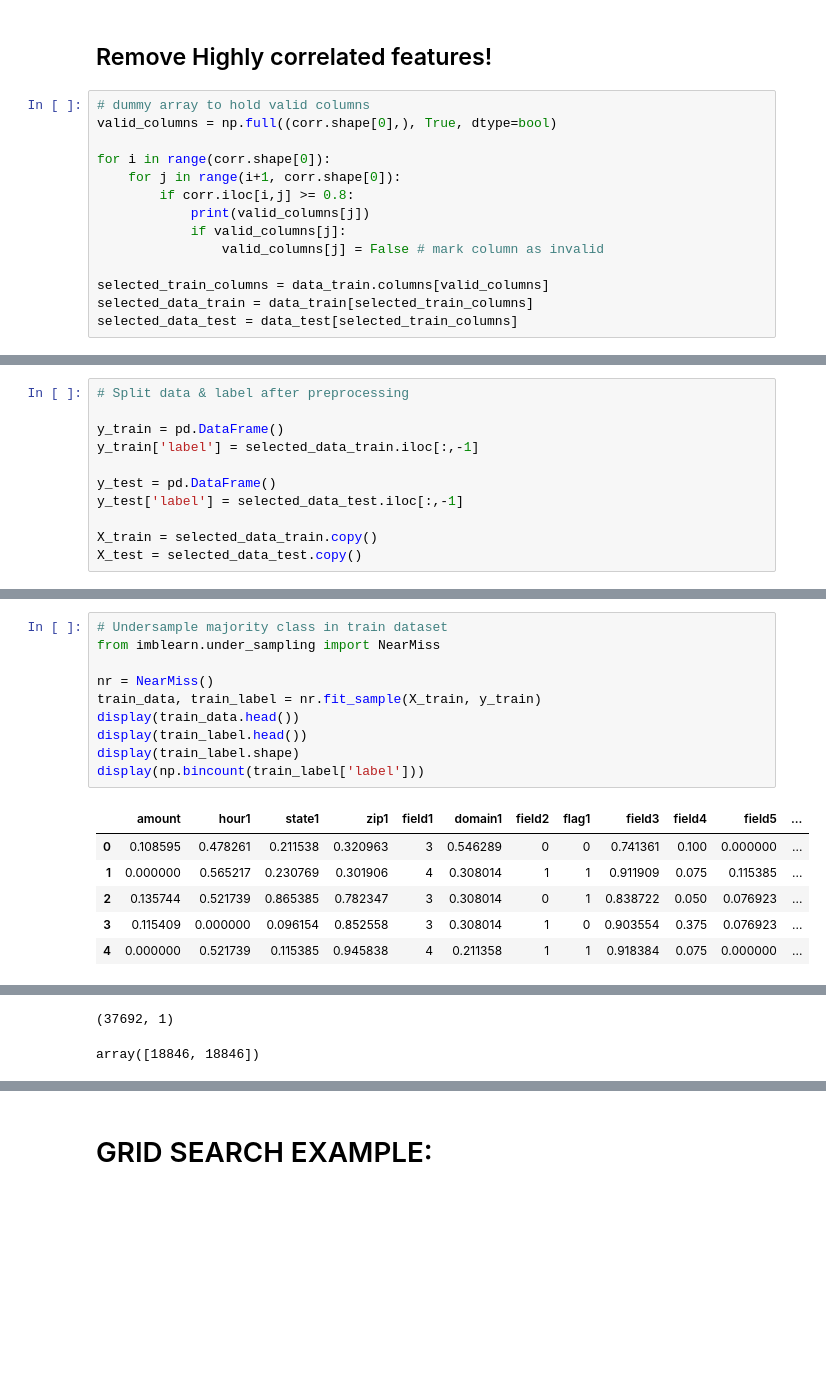
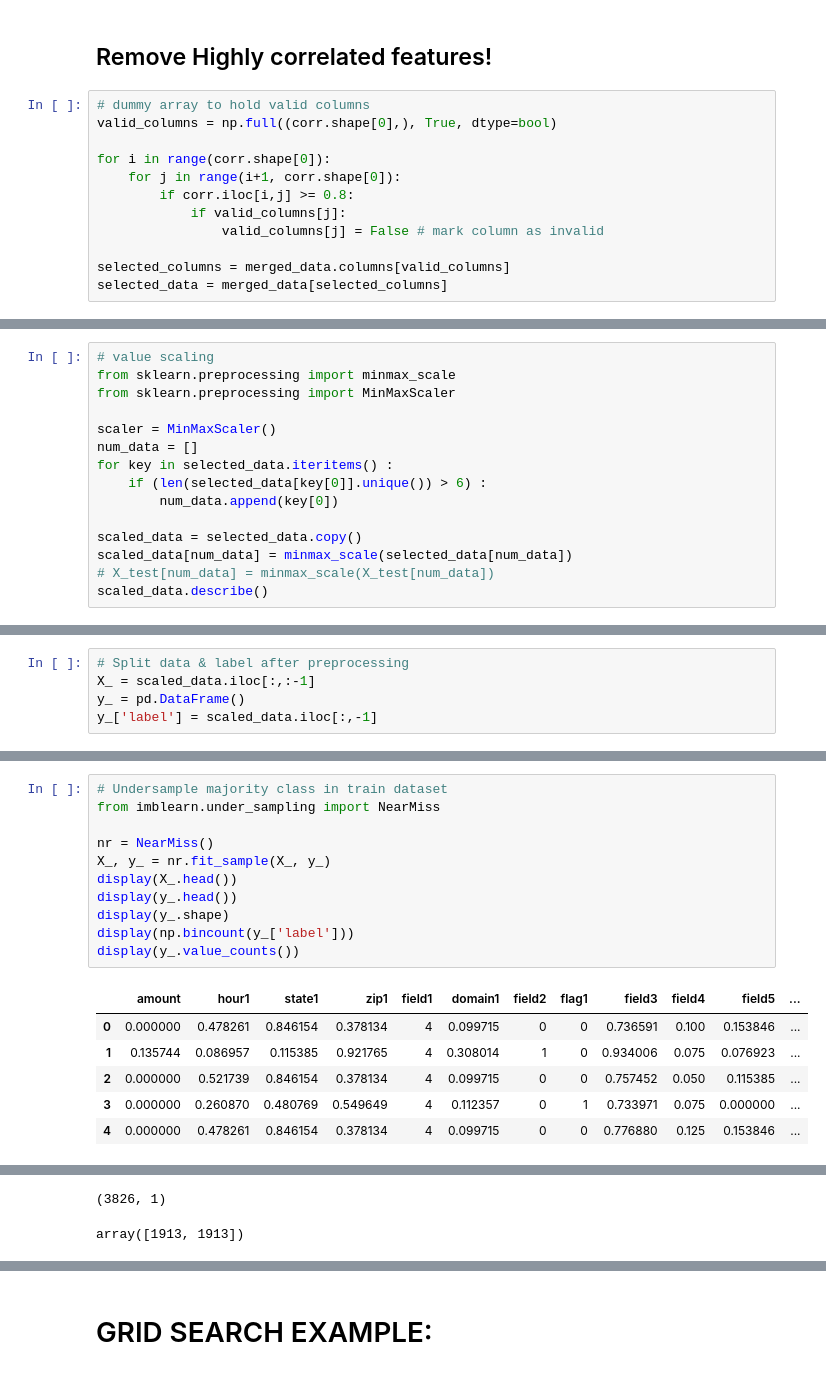
Before and after one commit to Kumaken/data-science-and-data-mining, a Jupyter notebook: FraudDetection/FraudDetection.ipynb, the cells around one changed output, grey strips where cells are left out. Saved outputs shown, nothing was run; the diff lists cells and outputs as text; blank space fills up the shorter version.

```diff
--- a/FraudDetection/FraudDetection.ipynb
+++ b/FraudDetection/FraudDetection.ipynb
@@ -190,10 +230,8 @@ valid_columns = np.full((corr.shape[0],), True, dtype=bool)
 for i in range(corr.shape[0]):
     for j in range(i+1, corr.shape[0]):
         if corr.iloc[i,j] >= 0.8:
-            print(valid_columns[j])
             if valid_columns[j]:
                 valid_columns[j] = False # mark column as invalid
 
-selected_train_columns = data_train.columns[valid_columns]
-selected_data_train = data_train[selected_train_columns]
-selected_data_test = data_test[selected_train_columns]
+selected_columns = merged_data.columns[valid_columns]
+selected_data = merged_data[selected_columns]
@@ -202,0 +247,15 @@ True
+# %%
+# value scaling
+from sklearn.preprocessing import minmax_scale
+from sklearn.preprocessing import MinMaxScaler
+
+scaler = MinMaxScaler()
+num_data = []
+for key in selected_data.iteritems() :
+    if (len(selected_data[key[0]].unique()) > 6) :
+        num_data.append(key[0])
+
+scaled_data = selected_data.copy()
+scaled_data[num_data] = minmax_scale(selected_data[num_data])
+# X_test[num_data] = minmax_scale(X_test[num_data])
+scaled_data.describe()
@@ -203,11 +281,5 @@ True
 # %%
 # Split data & label after preprocessing
-
-y_train = pd.DataFrame()
-y_train['label'] = selected_data_train.iloc[:,-1]
-
-y_test = pd.DataFrame()
-y_test['label'] = selected_data_test.iloc[:,-1]
-
-X_train = selected_data_train.copy()
-X_test = selected_data_test.copy()
+X_ = scaled_data.iloc[:,:-1]
+y_ = pd.DataFrame()
+y_['label'] = scaled_data.iloc[:,-1]
@@ -247,25 +302,26 @@ X_train.head()
 # %%
 # Undersample majority class in train dataset
 from imblearn.under_sampling import NearMiss
 
 nr = NearMiss()
-train_data, train_label = nr.fit_sample(X_train, y_train)
-display(train_data.head())
-display(train_label.head())
-display(train_label.shape)
-display(np.bincount(train_label['label']))
+X_, y_ = nr.fit_sample(X_, y_)
+display(X_.head())
+display(y_.head())
+display(y_.shape)
+display(np.bincount(y_['label']))
+display(y_.value_counts())
 # %% [output]
 |  | amount | hour1 | state1 | zip1 | field1 | domain1 | field2 | flag1 | field3 | field4 | field5 | ... |
-| 0 | 0.108595 | 0.478261 | 0.211538 | 0.320963 | 3 | 0.546289 | 0 | 0 | 0.741361 | 0.100 | 0.000000 | ... |
-| 1 | 0.000000 | 0.565217 | 0.230769 | 0.301906 | 4 | 0.308014 | 1 | 1 | 0.911909 | 0.075 | 0.115385 | ... |
-| 2 | 0.135744 | 0.521739 | 0.865385 | 0.782347 | 3 | 0.308014 | 0 | 1 | 0.838722 | 0.050 | 0.076923 | ... |
-| 3 | 0.115409 | 0.000000 | 0.096154 | 0.852558 | 3 | 0.308014 | 1 | 0 | 0.903554 | 0.375 | 0.076923 | ... |
-| 4 | 0.000000 | 0.521739 | 0.115385 | 0.945838 | 4 | 0.211358 | 1 | 1 | 0.918384 | 0.075 | 0.000000 | ... |
+| 0 | 0.000000 | 0.478261 | 0.846154 | 0.378134 | 4 | 0.099715 | 0 | 0 | 0.736591 | 0.100 | 0.153846 | ... |
+| 1 | 0.135744 | 0.086957 | 0.115385 | 0.921765 | 4 | 0.308014 | 1 | 0 | 0.934006 | 0.075 | 0.076923 | ... |
+| 2 | 0.000000 | 0.521739 | 0.846154 | 0.378134 | 4 | 0.099715 | 0 | 0 | 0.757452 | 0.050 | 0.115385 | ... |
+| 3 | 0.000000 | 0.260870 | 0.480769 | 0.549649 | 4 | 0.112357 | 0 | 1 | 0.733971 | 0.075 | 0.000000 | ... |
+| 4 | 0.000000 | 0.478261 | 0.846154 | 0.378134 | 4 | 0.099715 | 0 | 0 | 0.776880 | 0.125 | 0.153846 | ... |
 |  | label |
 | 0 | 0 |
 | 1 | 0 |
 | 2 | 0 |
 | 3 | 0 |
 | 4 | 0 |
-(37692, 1)
+(3826, 1)
-array([18846, 18846])
+array([1913, 1913])
```
Also changed, not shown: parts of 40 cells of this notebook, 1 other file.
